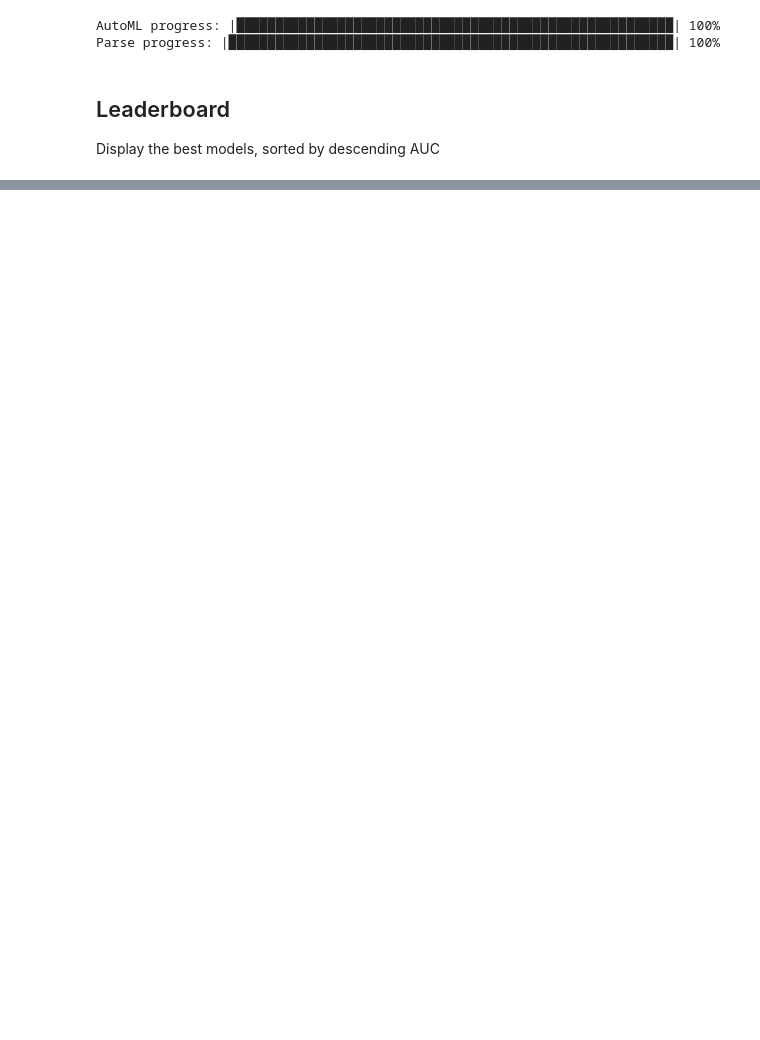
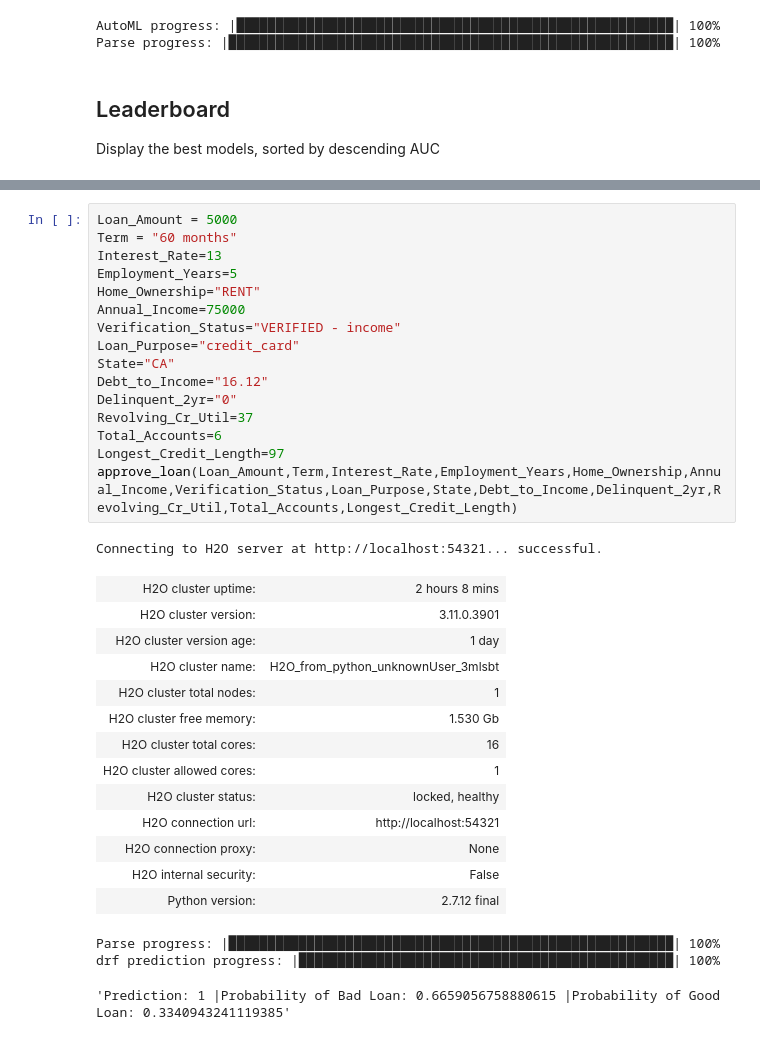
Before and after one commit to Brett777/Predict-Risk, a Jupyter notebook: Automatic Machine Learning.ipynb, the cells around one changed output, grey strips where cells are left out. Drawn from its saved outputs; the diff is of its cells as text; blank space fills up the shorter version.

```diff
--- a/Automatic Machine Learning.ipynb
+++ b/Automatic Machine Learning.ipynb
@@ -68,0 +174,34 @@ preds = aml.predict(test)
+# %%
+Loan_Amount = 5000
+Term = "60 months"
+Interest_Rate=13
+Employment_Years=5
+Home_Ownership="RENT"
+Annual_Income=75000
+Verification_Status="VERIFIED - income"
+Loan_Purpose="credit_card"
+State="CA"
+Debt_to_Income="16.12"
+Delinquent_2yr="0"
+Revolving_Cr_Util=37
+Total_Accounts=6
+Longest_Credit_Length=97
+approve_loan(Loan_Amount,Term,Interest_Rate,Employment_Years,Home_Ownership,Annual_Income,Verification_Status,Loan_Purpose,State,Debt_to_Income,Delinquent_2yr,Revolving_Cr_Util,Total_Accounts,Longest_Credit_Length)
+# %% [output]
+Connecting to H2O server at http://localhost:54321... successful.
+| H2O cluster uptime: | 2 hours 8 mins |
+| H2O cluster version: | 3.11.0.3901 |
+| H2O cluster version age: | 1 day |
+| H2O cluster name: | H2O_from_python_unknownUser_3mlsbt |
+| H2O cluster total nodes: | 1 |
+| H2O cluster free memory: | 1.530 Gb |
+| H2O cluster total cores: | 16 |
+| H2O cluster allowed cores: | 1 |
+| H2O cluster status: | locked, healthy |
+| H2O connection url: | http://localhost:54321 |
+| H2O connection proxy: | None |
+| H2O internal security: | False |
+| Python version: | 2.7.12 final |
+Parse progress: |█████████████████████████████████████████████████████████| 100%
+drf prediction progress: |████████████████████████████████████████████████| 100%
+'Prediction: 1 |Probability of Bad Loan: 0.6659056758880615 |Probability of Good Loan: 0.3340943241119385'
```
Also changed, not shown: parts of 13 cells of this notebook, 7 other files.
